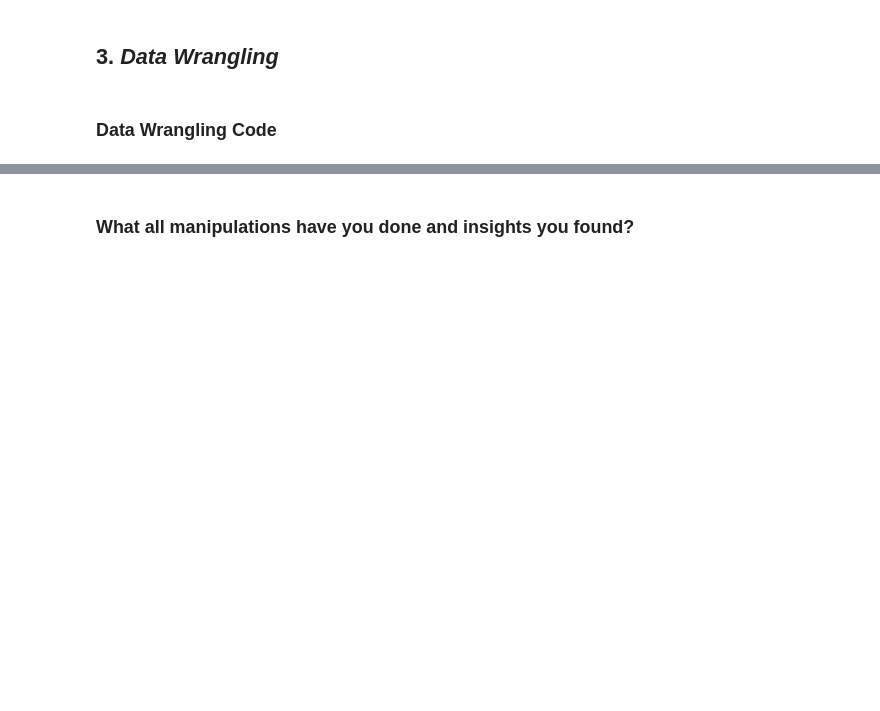
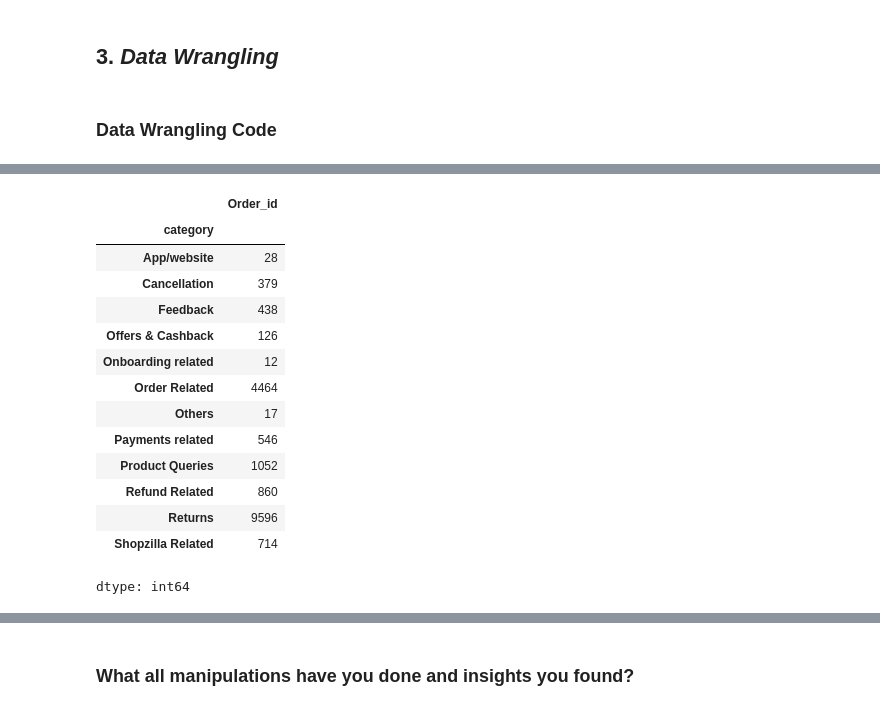
Before and after one commit to Shuvam-2000/Classification-Flipkart-Customer-Service-Satisfaction, a Jupyter notebook: Classification_Flipkart_Customer_Service_Satisfaction.ipynb, the cells around one changed output, grey strips where cells are left out. Cells and saved outputs as stored; diff of their text form; code cells hidden in the pictures; blank space fills up the shorter version.

```diff
--- a/Classification_Flipkart_Customer_Service_Satisfaction.ipynb
+++ b/Classification_Flipkart_Customer_Service_Satisfaction.ipynb
@@ -236,0 +394,21 @@ Answer Here
+# %%
+# Check missing Order_id by category
+df.groupby('category')['Order_id'].apply(
+    lambda x: x.isnull().sum()
+)
+# %% [output]
+|  | Order_id |
+| category |  |
+| App/website | 28 |
+| Cancellation | 379 |
+| Feedback | 438 |
+| Offers & Cashback | 126 |
+| Onboarding related | 12 |
+| Order Related | 4464 |
+| Others | 17 |
+| Payments related | 546 |
+| Product Queries | 1052 |
+| Refund Related | 860 |
+| Returns | 9596 |
+| Shopzilla Related | 714 |
+dtype: int64
```
Also changed, not shown: parts of 29 cells of this notebook.
